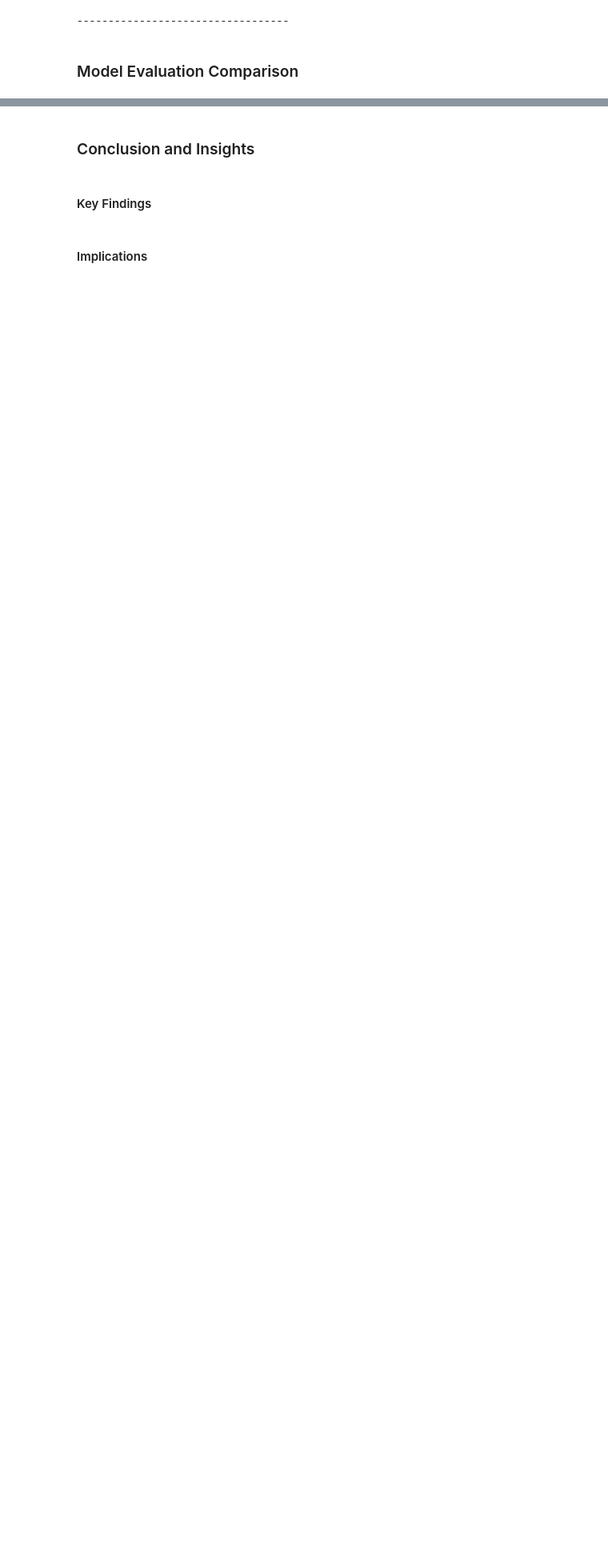
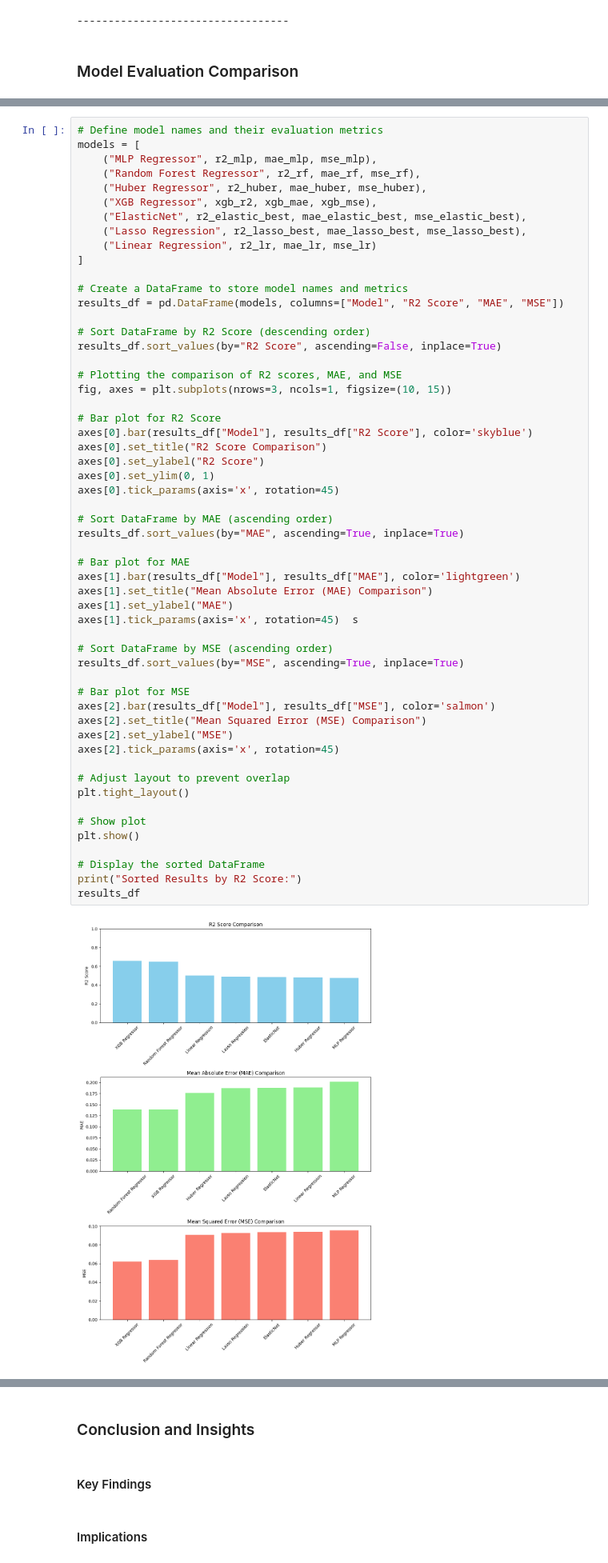
Before and after one commit to mauriliotbs/torontofireincidents, a Jupyter notebook: src/modeling/main_nopipeline.ipynb, the cells around one changed output, grey strips where cells are left out. Shown: that part at 80% size. Drawn from its saved outputs; the diff is of its cells as text; blank space fills up the shorter version.

Commit message:
added modelling eval

```diff
--- a/src/modeling/main_nopipeline.ipynb
+++ b/src/modeling/main_nopipeline.ipynb
@@ -671,0 +677,57 @@ Intercept: 0
+# %%
+# Define model names and their evaluation metrics
+models = [
+    ("MLP Regressor", r2_mlp, mae_mlp, mse_mlp),
+    ("Random Forest Regressor", r2_rf, mae_rf, mse_rf),
+    ("Huber Regressor", r2_huber, mae_huber, mse_huber),
+    ("XGB Regressor", xgb_r2, xgb_mae, xgb_mse),
+    ("ElasticNet", r2_elastic_best, mae_elastic_best, mse_elastic_best),
+    ("Lasso Regression", r2_lasso_best, mae_lasso_best, mse_lasso_best),
+    ("Linear Regression", r2_lr, mae_lr, mse_lr)
+]
+
+# Create a DataFrame to store model names and metrics
+results_df = pd.DataFrame(models, columns=["Model", "R2 Score", "MAE", "MSE"])
+
+# Sort DataFrame by R2 Score (descending order)
+results_df.sort_values(by="R2 Score", ascending=False, inplace=True)
+
+# Plotting the comparison of R2 scores, MAE, and MSE
+fig, axes = plt.subplots(nrows=3, ncols=1, figsize=(10, 15))
+
+# Bar plot for R2 Score
+axes[0].bar(results_df["Model"], results_df["R2 Score"], color='skyblue')
+axes[0].set_title("R2 Score Comparison")
+axes[0].set_ylabel("R2 Score")
+axes[0].set_ylim(0, 1)
+axes[0].tick_params(axis='x', rotation=45)
+
+# Sort DataFrame by MAE (ascending order)
+results_df.sort_values(by="MAE", ascending=True, inplace=True)
+
+# Bar plot for MAE
+axes[1].bar(results_df["Model"], results_df["MAE"], color='lightgreen')
+axes[1].set_title("Mean Absolute Error (MAE) Comparison")
+axes[1].set_ylabel("MAE")
+axes[1].tick_params(axis='x', rotation=45)  s
+
+# Sort DataFrame by MSE (ascending order)
+results_df.sort_values(by="MSE", ascending=True, inplace=True)
+
+# Bar plot for MSE
+axes[2].bar(results_df["Model"], results_df["MSE"], color='salmon')
+axes[2].set_title("Mean Squared Error (MSE) Comparison")
+axes[2].set_ylabel("MSE")
+axes[2].tick_params(axis='x', rotation=45)
+
+# Adjust layout to prevent overlap
+plt.tight_layout()
+
+# Show plot
+plt.show()
+
+# Display the sorted DataFrame
+print("Sorted Results by R2 Score:")
+results_df
+# %% [output]
+[figure, added]
```
Also changed, not shown: parts of 6 cells of this notebook.
